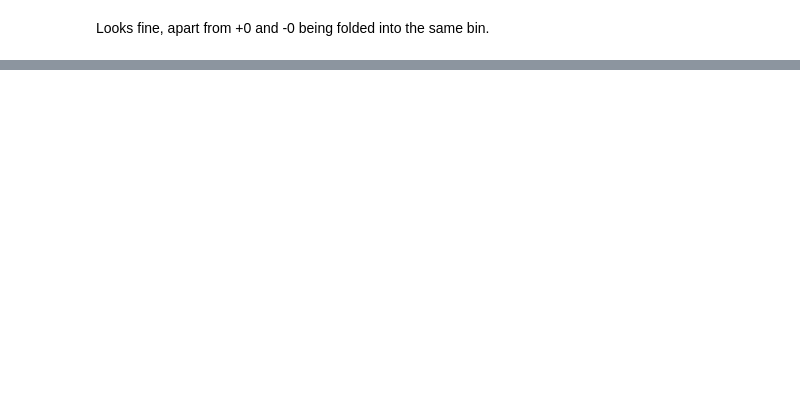
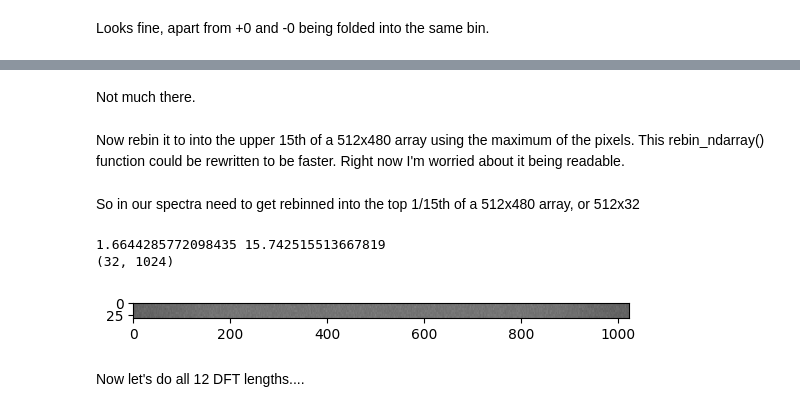
Before and after one commit to SETIguy/jupyter_notebooks, a Jupyter notebook: Doppler Check/Doppler Check.ipynb, the cells around one changed output, grey strips where cells are left out. Drawn from its saved outputs; the diff is of its cells as text; code cells hidden in the pictures; blank space fills up the shorter version.

```diff
--- a/Doppler Check/Doppler Check.ipynb
+++ b/Doppler Check/Doppler Check.ipynb
@@ -302,0 +430,18 @@ Looks fine, apart from +0 and -0 being folded into the same bin.
+# %%
+def fftarray(cdata,fft_len,subband_center=1466690063.4765625,sample_rate=15258.7890625):
+    fft_len=int(fft_len)
+    fft_output=abs(cdata)
+    nsamples=len(cdata)
+    nffts=int(nsamples/fft_len)
+    fft_output=fft_output.reshape([nffts,fft_len])
+    for i in range(nffts):
+        fft_output[i,0:fft_len]=np.roll(abs(np.fft.fft(cdata[i*fft_len:(i+1)*fft_len]))**2,[int(-fft_len/2)])
+    freq=np.roll(np.fft.fftfreq(fft_len, d=1.0/sample_rate)+subband_center,[int(-fft_len/2)])
+    return fft_output,freq
+
+
+fft_output, freq=fftarray(cdata,128*1024)
+fft_output=fft_output/np.mean(fft_output)
+print(fft_output.shape)
+plt.plot(freq,fft_output[0])
+plt.show()
@@ -302,0 +451,5 @@ Looks fine, apart from +0 and -0 being folded into the same bin.
+# %% [markdown]
+Not much there.
+# %% [markdown]
+Now rebin it to into the upper 15th of a 512x480 array using the maximum of the pixels.  This rebin_ndarray() function
+could be rewritten to be faster.  Right now I'm worried about it being readable.
@@ -302,0 +506,13 @@ Looks fine, apart from +0 and -0 being folded into the same bin.
+# %% [markdown]
+So in our spectra need to get rebinned into the top 1/15th of a 512x480 array, or 512x32
+# %%
+out=rebin_2darray(fft_output,[32,1024],operation='max')
+plt.imshow(np.log(out/np.max(out)*255), cmap='gray', vmin=0, vmax=10)
+print(np.min(out),np.max(out))
+print(out.shape)
+# %% [output]
+1.6644285772098435 15.742515513667819
+(32, 1024)
+[figure, added]
+# %% [markdown]
+Now let's do all 12 DFT lengths....
```
Also changed, not shown: parts of 48 cells of this notebook, 2 other files.
